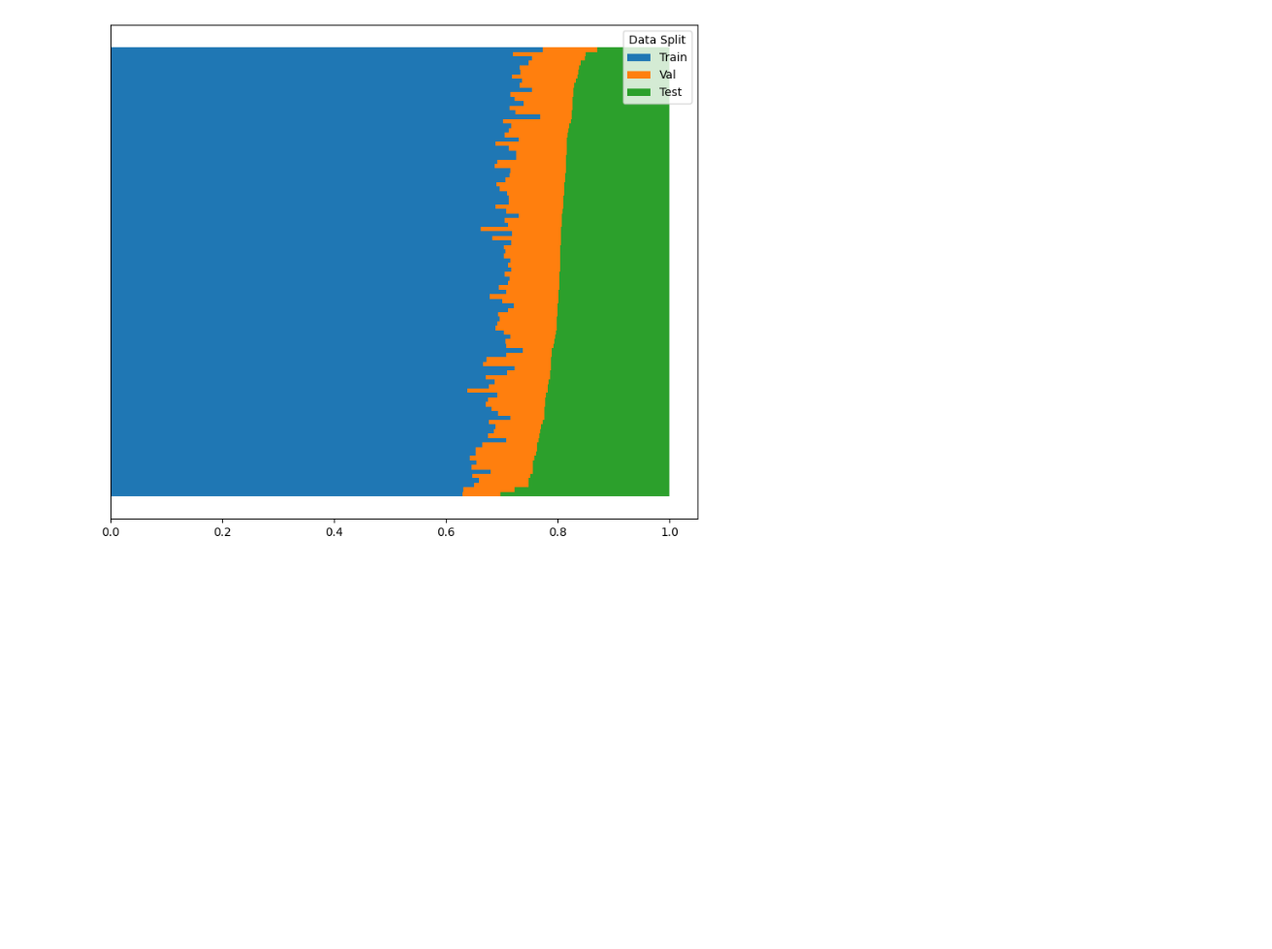
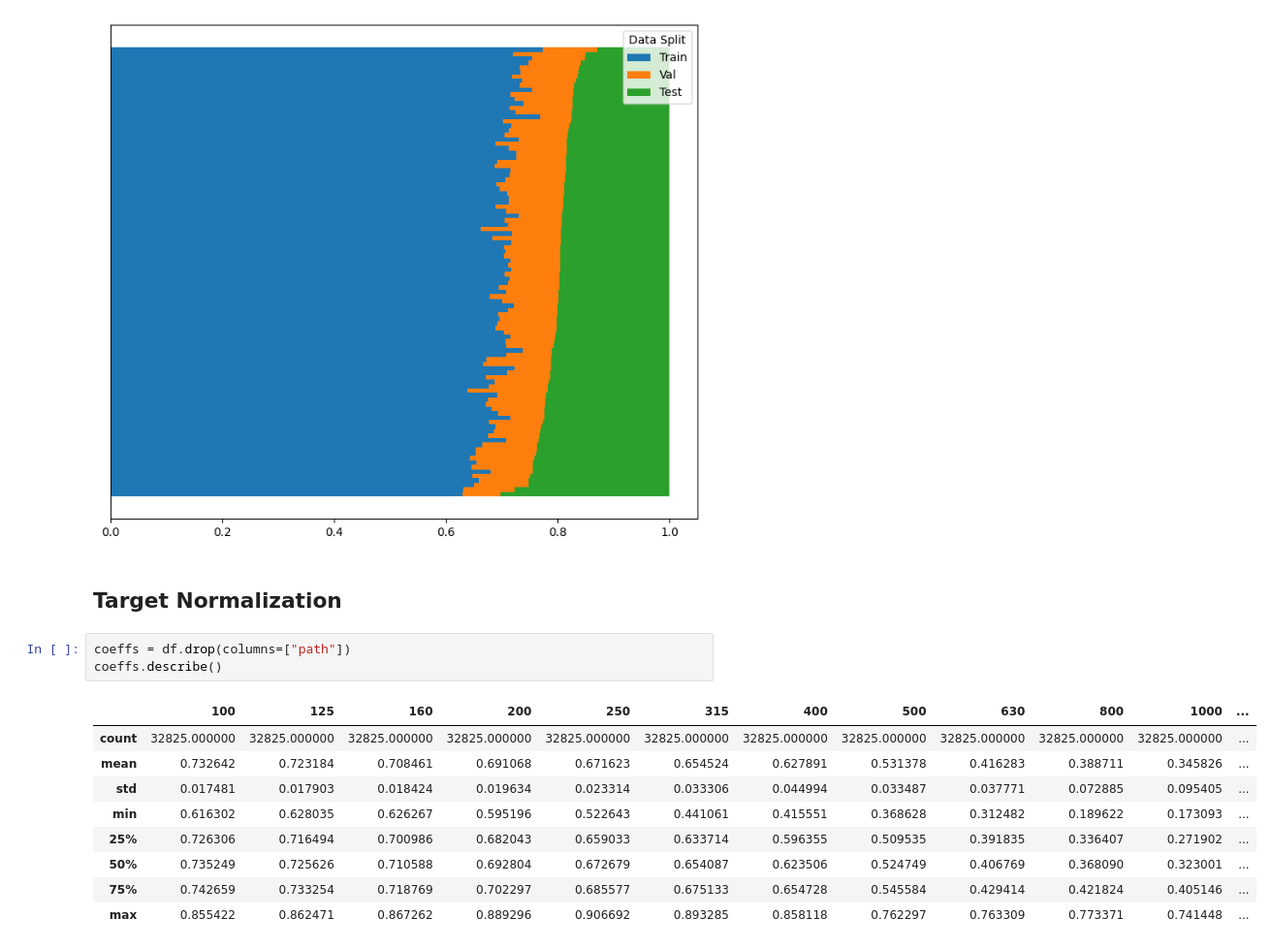
Before and after one commit to eboesch/AcousticDiffusers, a Jupyter notebook: DataExploration.ipynb, the cells around one changed output. Shown at 97% size. Saved outputs shown, nothing was run; the diff lists cells and outputs as text; blank space fills up the shorter version.

```diff
--- a/DataExploration.ipynb
+++ b/DataExploration.ipynb
@@ -433,3 +446,18 @@ plt.yticks([])
 plt.show()
 # %% [output]
 [figure]
+# %% [markdown]
+## Target Normalization
+# %%
+coeffs = df.drop(columns=["path"])
+coeffs.describe()
+# %% [output]
+|  | 100 | 125 | 160 | 200 | 250 | 315 | 400 | 500 | 630 | 800 | 1000 | ... |
+| count | 32825.000000 | 32825.000000 | 32825.000000 | 32825.000000 | 32825.000000 | 32825.000000 | 32825.000000 | 32825.000000 | 32825.000000 | 32825.000000 | 32825.000000 | ... |
+| mean | 0.732642 | 0.723184 | 0.708461 | 0.691068 | 0.671623 | 0.654524 | 0.627891 | 0.531378 | 0.416283 | 0.388711 | 0.345826 | ... |
+| std | 0.017481 | 0.017903 | 0.018424 | 0.019634 | 0.023314 | 0.033306 | 0.044994 | 0.033487 | 0.037771 | 0.072885 | 0.095405 | ... |
+| min | 0.616302 | 0.628035 | 0.626267 | 0.595196 | 0.522643 | 0.441061 | 0.415551 | 0.368628 | 0.312482 | 0.189622 | 0.173093 | ... |
+| 25% | 0.726306 | 0.716494 | 0.700986 | 0.682043 | 0.659033 | 0.633714 | 0.596355 | 0.509535 | 0.391835 | 0.336407 | 0.271902 | ... |
+| 50% | 0.735249 | 0.725626 | 0.710588 | 0.692804 | 0.672679 | 0.654087 | 0.623506 | 0.524749 | 0.406769 | 0.368090 | 0.323001 | ... |
+| 75% | 0.742659 | 0.733254 | 0.718769 | 0.702297 | 0.685577 | 0.675133 | 0.654728 | 0.545584 | 0.429414 | 0.421824 | 0.405146 | ... |
+| max | 0.855422 | 0.862471 | 0.867262 | 0.889296 | 0.906692 | 0.893285 | 0.858118 | 0.762297 | 0.763309 | 0.773371 | 0.741448 | ... |
```
Also changed, not shown: parts of 17 cells of this notebook.
